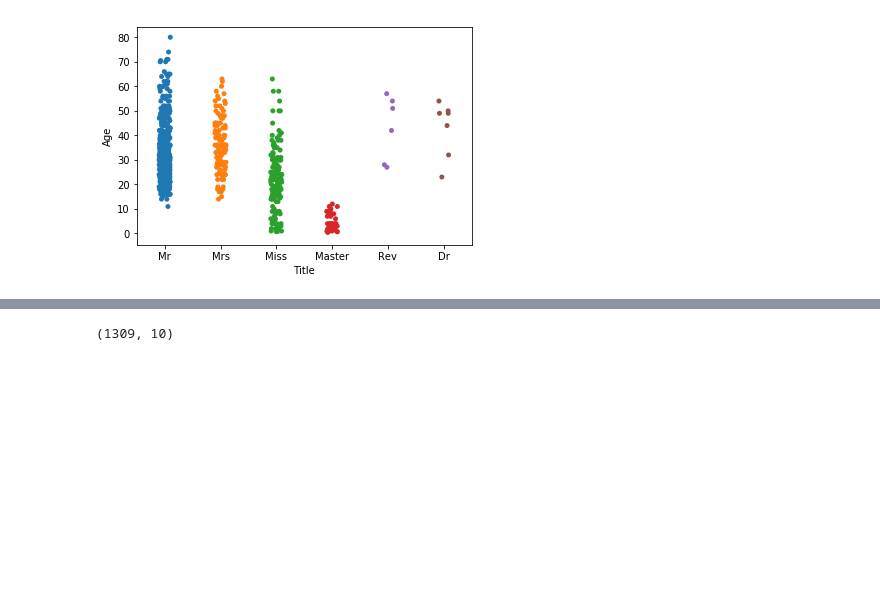
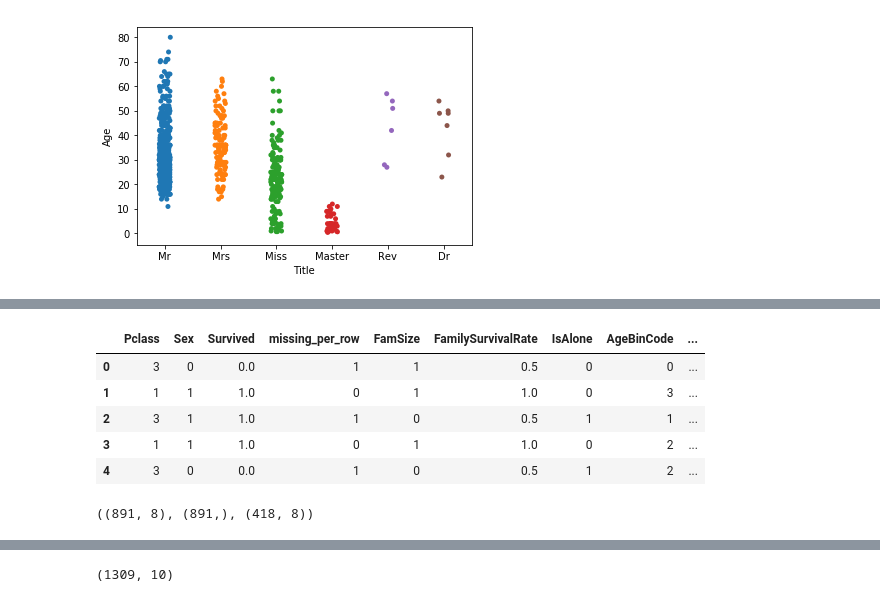
Before and after one commit to PengInGitHub/catboost, a Jupyter notebook: titanic_catboost.ipynb, the cells around one changed output, grey strips where cells are left out. Saved outputs shown, nothing was run; the diff lists cells and outputs as text; code cells hidden in the pictures; blank space fills up the shorter version.

```diff
--- a/titanic_catboost.ipynb
+++ b/titanic_catboost.ipynb
@@ -284,0 +401,15 @@ TypeError: cannot label index with a null key
+# %%
+all_data.drop(['Embarked', 'Title', 'LastName'], axis=1, inplace=True)
+all_data.head()
+# %% [output]
+|  | Pclass | Sex | Survived | missing_per_row | FamSize | FamilySurvivalRate | IsAlone | AgeBinCode | ... |
+| 0 | 3 | 0 | 0.0 | 1 | 1 | 0.5 | 0 | 0 | ... |
+| 1 | 1 | 1 | 1.0 | 0 | 1 | 1.0 | 0 | 3 | ... |
+| 2 | 3 | 1 | 1.0 | 1 | 0 | 0.5 | 1 | 1 | ... |
+| 3 | 1 | 1 | 1.0 | 0 | 1 | 1.0 | 0 | 2 | ... |
+| 4 | 3 | 0 | 0.0 | 1 | 0 | 0.5 | 1 | 2 | ... |
+# %%
+X, y, test = all_data[:len(train)].drop('Survived',1), all_data[:len(train)]['Survived'], all_data[len(train):].drop('Survived',1)
+X.shape, y.shape, test.shape
+# %% [output]
+((891, 8), (891,), (418, 8))
```
Also changed, not shown: parts of 23 cells of this notebook.
